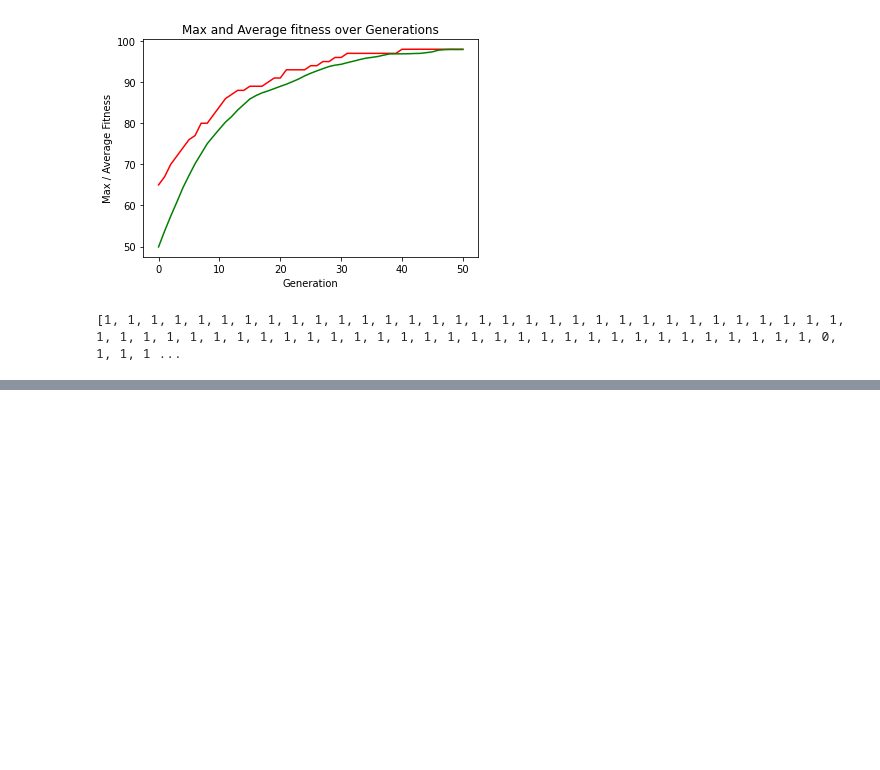
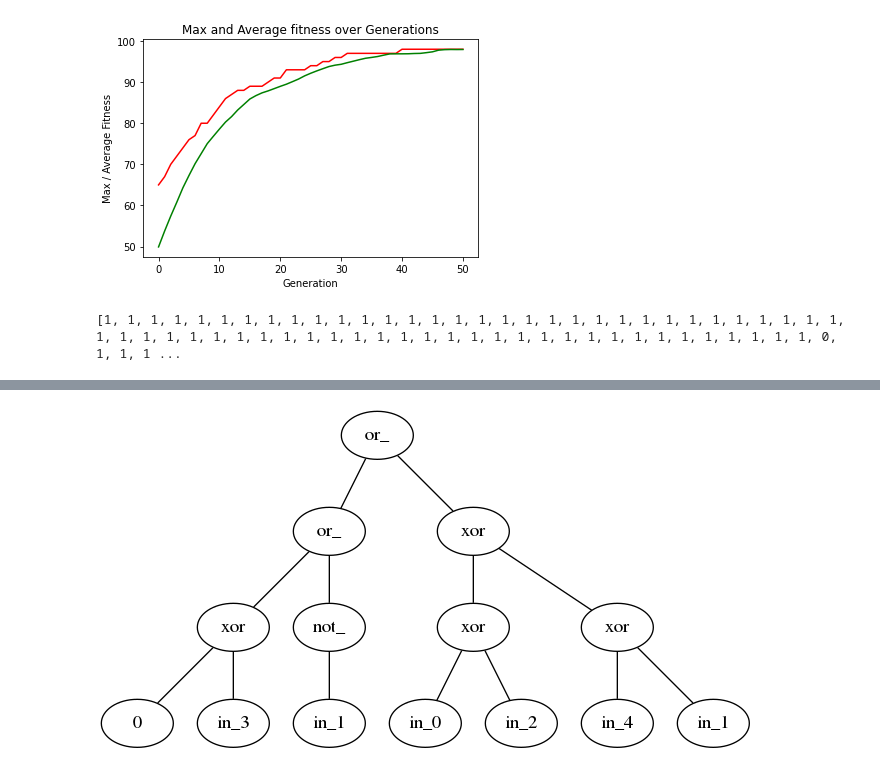
Before and after one commit to davekirby/EFFProject, a Jupyter notebook: notebooks/deap testbed.ipynb, the cells around one changed output, grey strips where cells are left out. Cells and saved outputs as stored; diff of their text form; code cells hidden in the pictures; blank space fills up the shorter version.

```diff
--- a/notebooks/deap testbed.ipynb
+++ b/notebooks/deap testbed.ipynb
@@ -150,0 +151,81 @@ print(hof.items[0])
+# %%
+import itertools
+import operator
+
+NUM_INPUTS = 5
+NUM_COMBINATIONS = 2**NUM_INPUTS
+POP_SIZE = 200
+P_CROSSOVER = 0.9
+P_MUTATION = 0.5
+MAX_GENERATIONS = 40
+HOF_SIZE = 10
+
+MIN_TREE_HEIGHT = 3
+MAX_TREE_HEIGHT = 5
+MUT_MIN_TREE_HEIGHT = 0
+MUT_MAX_TREE_HEIGHT = 2
+LIMIT_TREE_HEIGHT = 17
+
+parityIn = list(itertools.product([0,1], repeat= NUM_INPUTS))
+parityOut = [sum(row) % 2 for row in parityIn]
+primitiveSet = gp.PrimitiveSet("main", NUM_INPUTS, "in_")
+primitiveSet.addPrimitive(operator.and_, 2)
+primitiveSet.addPrimitive(operator.or_, 2)
+primitiveSet.addPrimitive(operator.xor, 2)
+primitiveSet.addPrimitive(operator.not_, 1)
+primitiveSet.addTerminal(1)
+primitiveSet.addTerminal(0)
+
+creator.create("FitnessMin", base.Fitness, weights=(-1.,))
+creator.create("Individual", gp.PrimitiveTree, fitness=creator.FitnessMin)
+toolbox.register("expr", gp.genFull, pset=primitiveSet, min_=MIN_TREE_HEIGHT, max_=MAX_TREE_HEIGHT)
+toolbox.register("individualCreator", tools.initIterate, creator.Individual, toolbox.expr)
+toolbox.register("populationCreator", tools.initRepeat, list, toolbox.individualCreator)
+
+toolbox.register("compile", gp.compile, pset=primitiveSet)
+def parityError(individual):
+    func = toolbox.compile(expr=individual)
+    return sum(func(*pIn) != pOut for pIn, pOut in zip(parityIn, parityOut))
+
+def getCost(individual):
+    return (parityError(individual) + individual.height/4,)
+
+toolbox.register("evaluate", getCost)
+toolbox.register("select", tools.selTournament, tournsize=2)
+toolbox.register("mate", gp.cxOnePoint)
+
+toolbox.register("expr_mut", gp.genGrow, min_=MUT_MIN_TREE_HEIGHT, max_=MUT_MAX_TREE_HEIGHT)
+toolbox.register("mutate", gp.mutUniform, expr=toolbox.expr_mut, pset=primitiveSet)
+toolbox.decorate("mate", gp.staticLimit(key=operator.attrgetter("height"), max_value=LIMIT_TREE_HEIGHT))
+toolbox.decorate("mutate", gp.staticLimit(key=operator.attrgetter("height"), max_value=LIMIT_TREE_HEIGHT))
+
+hof = tools.HallOfFame(HOF_SIZE)
+stats = tools.Statistics(lambda ind: ind.fitness.values)
+stats.register("min", np.min)
+stats.register("avg", np.mean)
+population = toolbox.populationCreator(n=POP_SIZE)
+
+population, logbook = algorithms.eaSimple(
+    population, toolbox, cxpb=P_CROSSOVER, mutpb=P_MUTATION, ngen=MAX_GENERATIONS, stats=stats,
+    halloffame=hof, verbose=True
+)
+
+import networkx as nx
+import pygraphviz as pgv
+
+best = hof.items[0]
+nodes, edges, labels = gp.graph(best)
+
+g = pgv.AGraph()
+g.add_nodes_from(nodes)
+g.add_edges_from(edges)
+g.layout(prog="dot")
+
+for i in nodes:
+    n = g.get_node(i)
+    n.attr["label"] = labels[i]
+
+png_str = g.draw(format="png")
+from IPython.display import Image
+Image(data=png_str, format="png")
+# %% [output]
@@ -150,0 +249 @@ print(hof.items[0])
+[figure, added]
```
Also changed, not shown: parts of 2 cells of this notebook, 2 other files.
